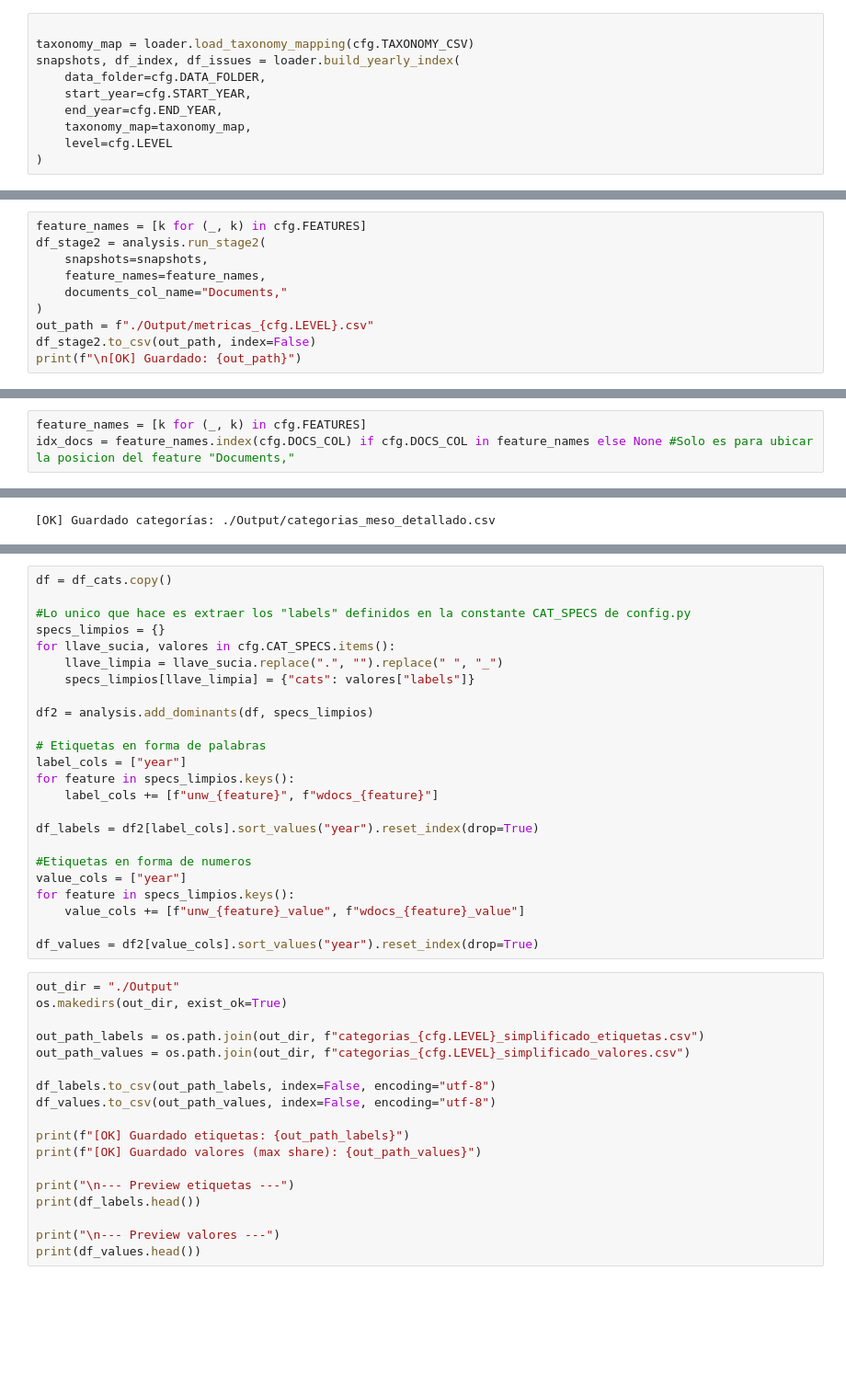
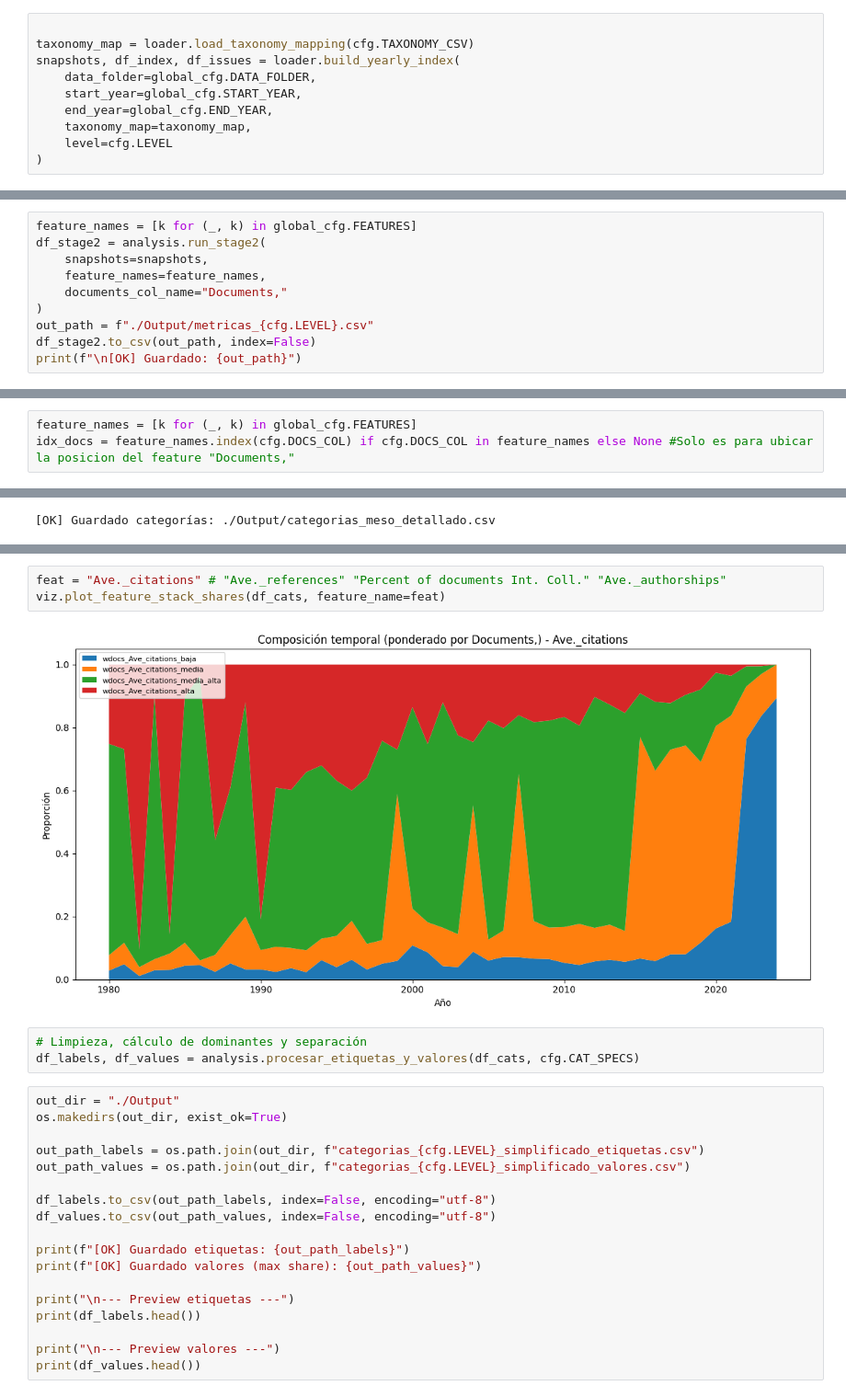
Before and after one commit to Jose117053/evolucion-redes-egocentricas, a Jupyter notebook: modelado_Estadistico.ipynb, the cells around one changed output, grey strips where cells are left out. Shown at 92% size. Saved outputs shown, nothing was run; the diff lists cells and outputs as text; blank space fills up the shorter version.

```diff
--- a/main.ipynb
+++ b/modelado_Estadistico.ipynb
@@ -13,9 +18,9 @@ import src.visualization as viz
 
 taxonomy_map = loader.load_taxonomy_mapping(cfg.TAXONOMY_CSV)
 snapshots, df_index, df_issues = loader.build_yearly_index(
-    data_folder=cfg.DATA_FOLDER,
-    start_year=cfg.START_YEAR,
-    end_year=cfg.END_YEAR,
+    data_folder=global_cfg.DATA_FOLDER,
+    start_year=global_cfg.START_YEAR,
+    end_year=global_cfg.END_YEAR,
     taxonomy_map=taxonomy_map,
     level=cfg.LEVEL
 )
@@ -64,7 +69,7 @@ print(f"\nAños procesados correctamente: {len(snapshots)} / {cfg.END_YEAR - cfg
 
 Años procesados correctamente: 45 / 45
 # %%
-feature_names = [k for (_, k) in cfg.FEATURES]
+feature_names = [k for (_, k) in global_cfg.FEATURES]
 df_stage2 = analysis.run_stage2(
     snapshots=snapshots,
     feature_names=feature_names,
@@ -182,7 +187,7 @@ viz.plot_corr_matrix(corr_pearson, "Matriz de correlación (Pearson)")
 # %% [output]
 [figure]
 # %%
-feature_names = [k for (_, k) in cfg.FEATURES]
+feature_names = [k for (_, k) in global_cfg.FEATURES]
 idx_docs = feature_names.index(cfg.DOCS_COL) if cfg.DOCS_COL in feature_names else None #Solo es para ubicar la posicion del feature "Documents,"
 # %%
 global_edges = analysis.compute_thresholds(snapshots, feature_names, cfg.CAT_SPECS, cfg.MODO_CUANTILES, cfg.TAMANO_VENTANA)
@@ -223,27 +209,11 @@ if len(cols_cit_w) > 0:
-# %%
-df = df_cats.copy()
-
-#Lo unico que hace es extraer los "labels" definidos en la constante CAT_SPECS de config.py
-specs_limpios = {}
-for llave_sucia, valores in cfg.CAT_SPECS.items():
-    llave_limpia = llave_sucia.replace(".", "").replace(" ", "_")
-    specs_limpios[llave_limpia] = {"cats": valores["labels"]}
-
-df2 = analysis.add_dominants(df, specs_limpios)
-
-# Etiquetas en forma de palabras
-label_cols = ["year"]
-for feature in specs_limpios.keys():
-    label_cols += [f"unw_{feature}", f"wdocs_{feature}"]
-
-df_labels = df2[label_cols].sort_values("year").reset_index(drop=True)
-
-#Etiquetas en forma de numeros
-value_cols = ["year"]
-for feature in specs_limpios.keys():
-    value_cols += [f"unw_{feature}_value", f"wdocs_{feature}_value"]
-
-df_values = df2[value_cols].sort_values("year").reset_index(drop=True)
+# %%
+feat = "Ave._citations" # "Ave._references" "Percent of documents Int. Coll." "Ave._authorships"
+viz.plot_feature_stack_shares(df_cats, feature_name=feat)
+# %% [output]
+[figure, added]
+# %%
+# Limpieza, cálculo de dominantes y separación
+df_labels, df_values = analysis.procesar_etiquetas_y_valores(df_cats, cfg.CAT_SPECS)
 # %%
 out_dir = "./Output"
 os.makedirs(out_dir, exist_ok=True)
```
Also changed, not shown: parts of 7 cells of this notebook, 18 other files.
